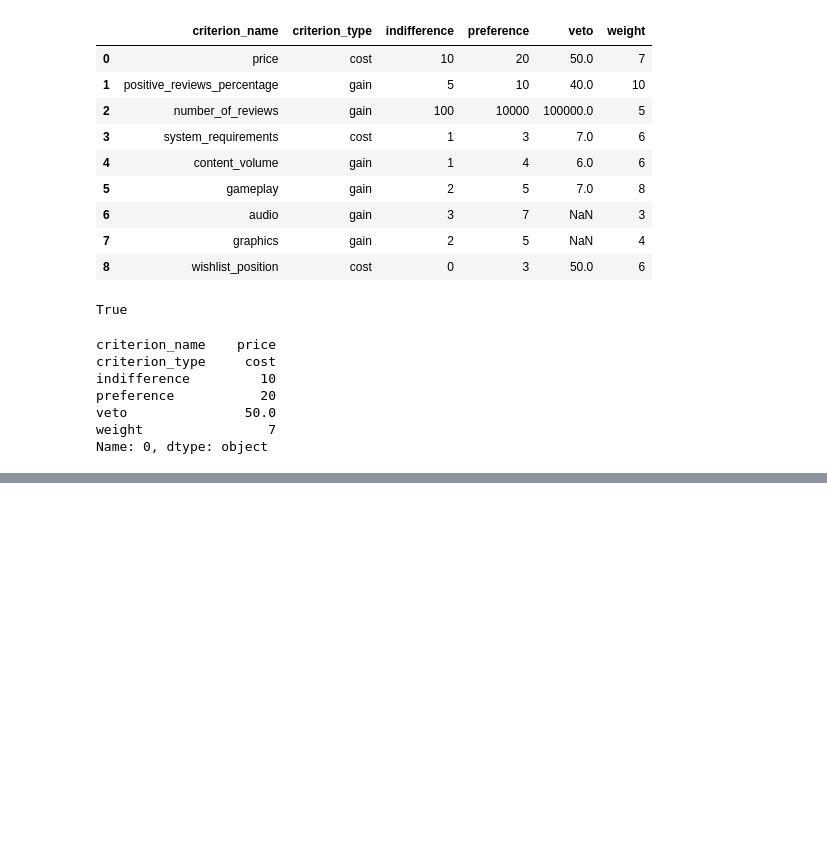
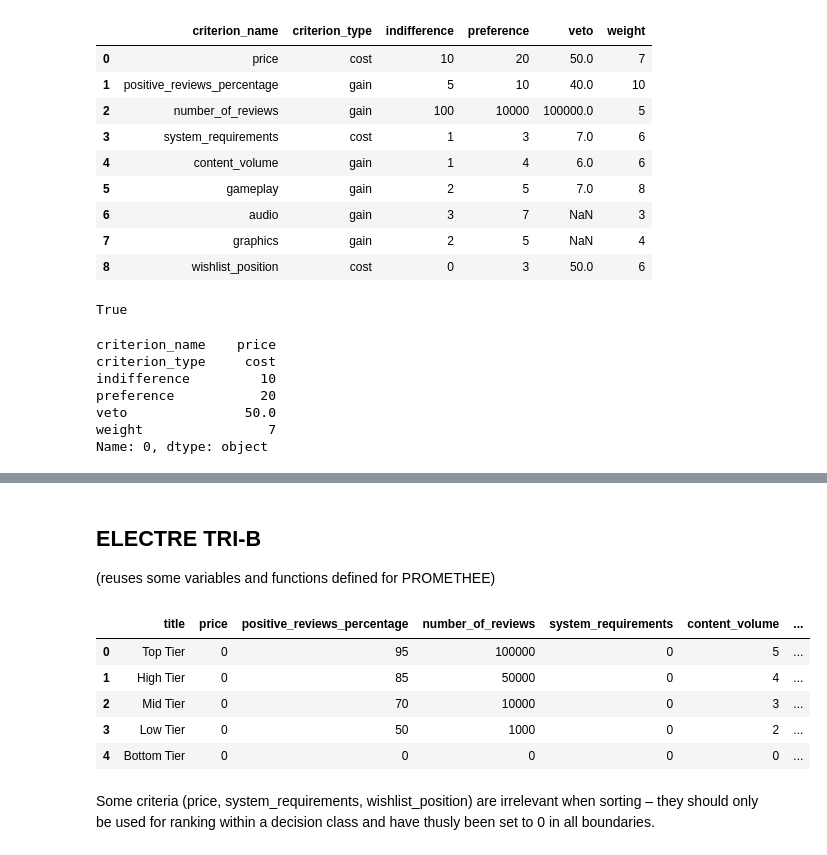
Before and after one commit to Garbarkozaurus/put-DA-project1, a Jupyter notebook: promethee_notebook.ipynb, the cells around one changed output, grey strips where cells are left out. Saved outputs shown, nothing was run; the diff lists cells and outputs as text; code cells hidden in the pictures; blank space fills up the shorter version.

Commit message:
Begin implementation of ELECTRE TRI-B
Done up to outranking credibility (untested).

```diff
--- a/promethee_notebook.ipynb
+++ b/promethee_notebook.ipynb
@@ -297,3 +305,20 @@ def PROMETHEE2_ranking(alternatives: pd.DataFrame, criteria: pd.DataFrame) -> gr
 PROMETHEE2_ranking(alternatives, criteria)
 # %% [output]
 [drawing not drawn]
+# %% [markdown]
+## ELECTRE TRI-B
+
+(reuses some variables and functions defined for PROMETHEE)
+# %%
+boundaries = pd.read_csv("./data/etrib_boundaries.csv")
+# %%
+boundaries
+# %% [output]
+|  | title | price | positive_reviews_percentage | number_of_reviews | system_requirements | content_volume | ... |
+| 0 | Top Tier | 0 | 95 | 100000 | 0 | 5 | ... |
+| 1 | High Tier | 0 | 85 | 50000 | 0 | 4 | ... |
+| 2 | Mid Tier | 0 | 70 | 10000 | 0 | 3 | ... |
+| 3 | Low Tier | 0 | 50 | 1000 | 0 | 2 | ... |
+| 4 | Bottom Tier | 0 | 0 | 0 | 0 | 0 | ... |
+# %% [markdown]
+Some criteria (price, system_requirements, wishlist_position) are irrelevant when sorting – they should only be used for ranking within a decision class and have thusly been set to 0 in all boundaries.
```
Also changed, not shown: parts of 7 cells of this notebook.
